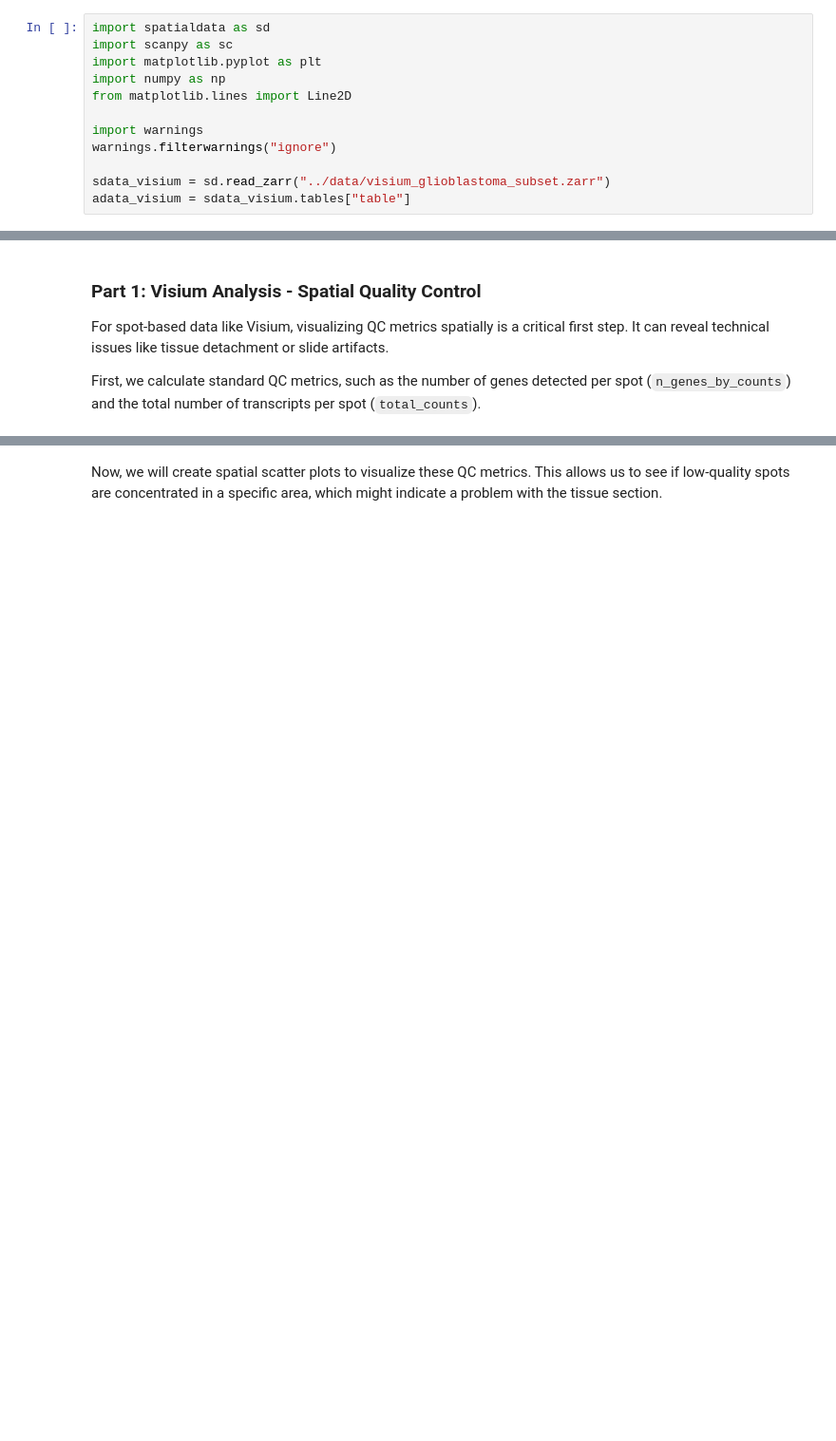
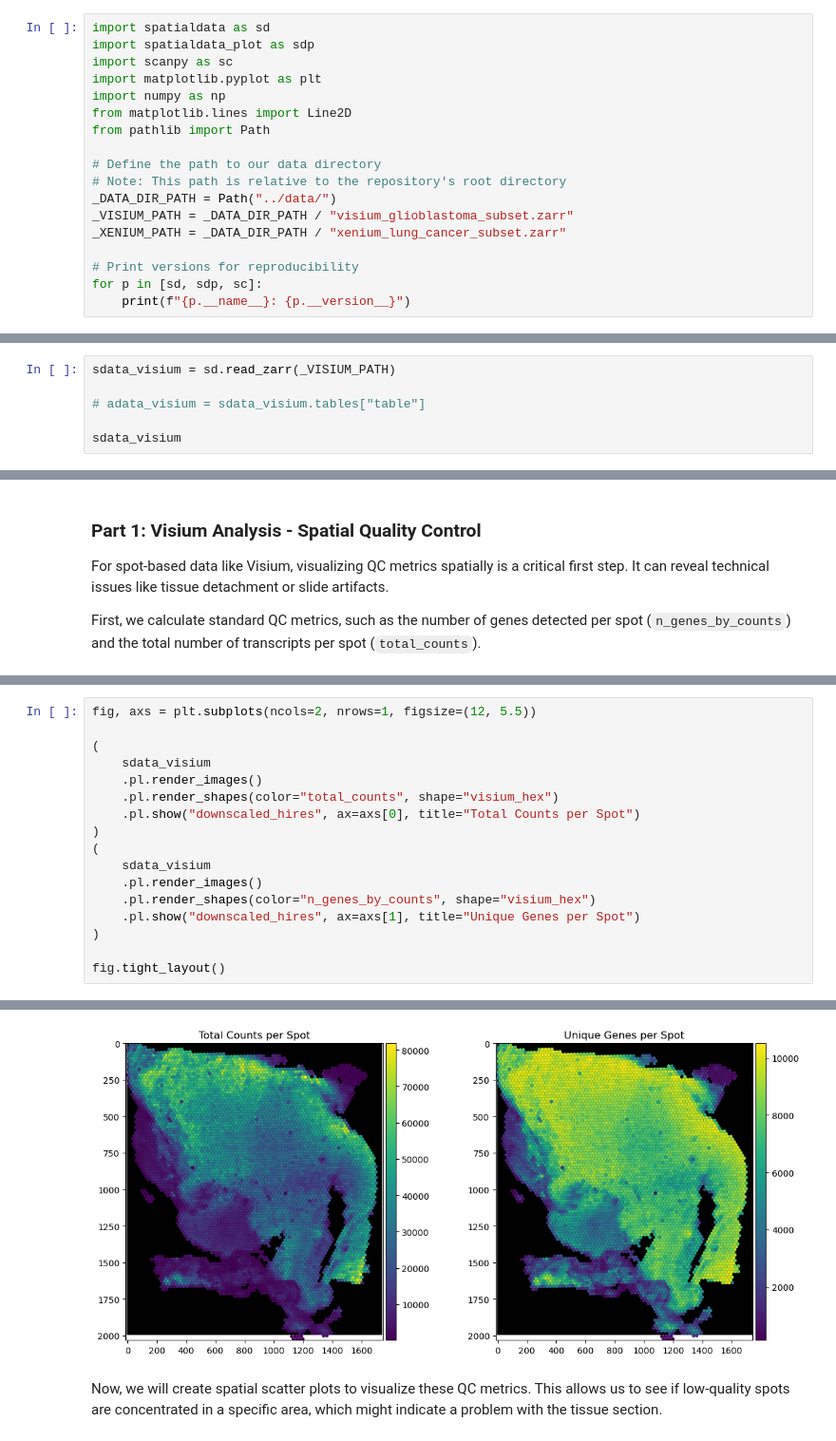
Before and after one commit to ccb-hms/Spatial-Workshop, a Jupyter notebook: notebooks/nb3_preprocessing_and_clustering_with_scanpy.ipynb, the cells around one changed output, grey strips where cells are left out. Shown at 95% size. Cells and saved outputs as stored; diff of their text form; blank space fills up the shorter version.

```diff
--- a/notebooks/nb3_preprocessing_and_clustering_with_scanpy.ipynb
+++ b/notebooks/nb3_preprocessing_and_clustering_with_scanpy.ipynb
@@ -22,12 +27,18 @@ First, we'll import our libraries and load the Visium Glioblastoma dataset.
 # %%
 import spatialdata as sd
+import spatialdata_plot as sdp
 import scanpy as sc
 import matplotlib.pyplot as plt
 import numpy as np
 from matplotlib.lines import Line2D
+from pathlib import Path
 
-import warnings
-warnings.filterwarnings("ignore")
+# Define the path to our data directory
+# Note: This path is relative to the repository's root directory
+_DATA_DIR_PATH = Path("../data/")
+_VISIUM_PATH = _DATA_DIR_PATH / "visium_glioblastoma_subset.zarr"
+_XENIUM_PATH = _DATA_DIR_PATH / "xenium_lung_cancer_subset.zarr"
 
-sdata_visium = sd.read_zarr("../data/visium_glioblastoma_subset.zarr")
-adata_visium = sdata_visium.tables["table"]
+# Print versions for reproducibility
+for p in [sd, sdp, sc]:
+    print(f"{p.__name__}: {p.__version__}")
@@ -33,0 +49,6 @@ adata_visium = sdata_visium.tables["table"]
+# %%
+sdata_visium = sd.read_zarr(_VISIUM_PATH)
+
+# adata_visium = sdata_visium.tables["table"]
+
+sdata_visium
@@ -41,0 +79,18 @@ sc.pp.calculate_qc_metrics(adata_visium, percent_top=(20, 50), inplace=True)
+# %%
+fig, axs = plt.subplots(ncols=2, nrows=1, figsize=(12, 5.5))
+
+(
+    sdata_visium
+    .pl.render_images()
+    .pl.render_shapes(color="total_counts", shape="visium_hex")
+    .pl.show("downscaled_hires", ax=axs[0], title="Total Counts per Spot")
+)
+(
+    sdata_visium
+    .pl.render_images()
+    .pl.render_shapes(color="n_genes_by_counts", shape="visium_hex")
+    .pl.show("downscaled_hires", ax=axs[1], title="Unique Genes per Spot")
+)
+
+fig.tight_layout()
+# %% [output]
@@ -42,3 +101,4 @@ sc.pp.calculate_qc_metrics(adata_visium, percent_top=(20, 50), inplace=True)
+[figure, added]
 # %% [markdown]
 Now, we will create spatial scatter plots to visualize these QC metrics. This allows us to see if low-quality spots are concentrated in a specific area, which might indicate a problem with the tissue section.
 # %%
```
Also changed, not shown: parts of 44 cells of this notebook, 1 other file.
